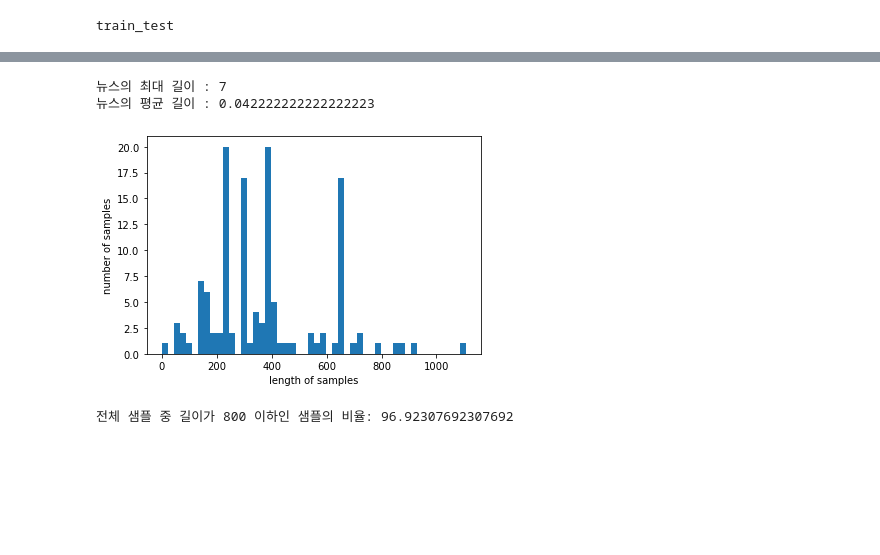
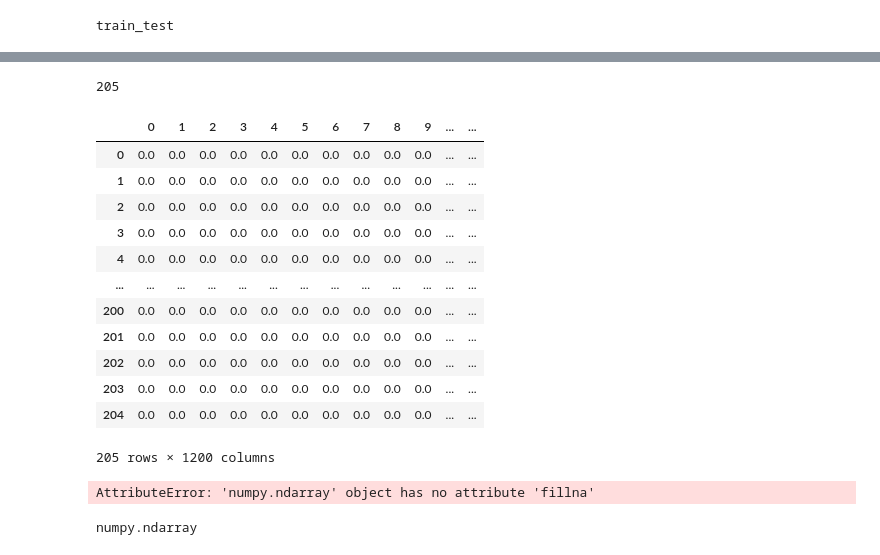
Before and after one commit to octomun/NewsAnalytics, a Jupyter notebook: project/news_an.ipynb, the cells around one changed output, grey strips where cells are left out. Drawn from its saved outputs; the diff is of its cells as text; code cells hidden in the pictures; blank space fills up the shorter version.

```diff
--- a/project/news_an.ipynb
+++ b/project/news_an.ipynb
@@ -191,3 +209,5 @@ all_data
+# %%
+all_data = pd.read_csv('all_data_tokken.csv')
 # %%
 from tensorflow.keras.preprocessing.text import Tokenizer
 tokenizer = Tokenizer()
@@ -242,3 +262,18 @@ text_size(2)
+# %%
+from sklearn.cluster import KMeans
+clustering = tokenizer.texts_to_sequences(all_data['content'])
+clustering = pad_sequences(clustering, maxlen = 500)
+# 군집화 할 그룹의 갯수 정의
+n_clusters = 4
+
+kmeans = KMeans(n_clusters=n_clusters).fit(clustering)
+
+# trained labels and cluster centers
+labels = kmeans.labels_
+centers = kmeans.cluster_centers_
+
+# labels에 merge
+all_data['labels'] = labels
 # %%
 def train_test(data):
     train, test = train_test_split(data, test_size= 0.2, random_state=1234)
@@ -281,0 +338,3 @@ print(len(y_train))
+# %%
+max_len = 1200
+below_threshold_len(max_len, X_train)
@@ -317,26 +406,0 @@ Name: count, Length: 163, dtype: object
-# %%
-# ## 패딩
-
-def below_threshold_len(max_len, nested_list):
-  cnt = 0
-  for s in nested_list:
-    if(len(s) <= max_len):
-        cnt = cnt + 1
-  print('전체 샘플 중 길이가 %s 이하인 샘플의 비율: %s'%(max_len, (cnt / len(nested_list))*100))
-
-
-print('뉴스의 최대 길이 :',max(len(l) for l in all_data))
-print('뉴스의 평균 길이 :',sum(map(len, all_data))/len(url))
-plt.hist([len(s) for s in X_train], bins=50)
-plt.xlabel('length of samples')
-plt.ylabel('number of samples')
-plt.show()
-# %% [output]
-뉴스의 최대 길이 : 7
-뉴스의 평균 길이 : 0.042222222222222223
-[figure, removed]
-# %%
-max_len = 800
-below_threshold_len(max_len, X_train)
-# %% [output]
-전체 샘플 중 길이가 800 이하인 샘플의 비율: 96.92307692307692
@@ -370 +407,29 @@ y_test = np.array(y_test).reshape(y_test.shape[0], y_test.shape[1], 1)
+# %%
+threeD_X_train2.shape[0]
+# %% [output]
+205
+# %%
+X_train2
+# %% [output]
+|  | 0 | 1 | 2 | 3 | 4 | 5 | 6 | 7 | 8 | 9 | ... | ... |
+| 0 | 0.0 | 0.0 | 0.0 | 0.0 | 0.0 | 0.0 | 0.0 | 0.0 | 0.0 | 0.0 | ... | ... |
+| 1 | 0.0 | 0.0 | 0.0 | 0.0 | 0.0 | 0.0 | 0.0 | 0.0 | 0.0 | 0.0 | ... | ... |
+| 2 | 0.0 | 0.0 | 0.0 | 0.0 | 0.0 | 0.0 | 0.0 | 0.0 | 0.0 | 0.0 | ... | ... |
+| 3 | 0.0 | 0.0 | 0.0 | 0.0 | 0.0 | 0.0 | 0.0 | 0.0 | 0.0 | 0.0 | ... | ... |
+| 4 | 0.0 | 0.0 | 0.0 | 0.0 | 0.0 | 0.0 | 0.0 | 0.0 | 0.0 | 0.0 | ... | ... |
+| ... | ... | ... | ... | ... | ... | ... | ... | ... | ... | ... | ... | ... |
+| 200 | 0.0 | 0.0 | 0.0 | 0.0 | 0.0 | 0.0 | 0.0 | 0.0 | 0.0 | 0.0 | ... | ... |
+| 201 | 0.0 | 0.0 | 0.0 | 0.0 | 0.0 | 0.0 | 0.0 | 0.0 | 0.0 | 0.0 | ... | ... |
+| 202 | 0.0 | 0.0 | 0.0 | 0.0 | 0.0 | 0.0 | 0.0 | 0.0 | 0.0 | 0.0 | ... | ... |
+| 203 | 0.0 | 0.0 | 0.0 | 0.0 | 0.0 | 0.0 | 0.0 | 0.0 | 0.0 | 0.0 | ... | ... |
+| 204 | 0.0 | 0.0 | 0.0 | 0.0 | 0.0 | 0.0 | 0.0 | 0.0 | 0.0 | 0.0 | ... | ... |
+205 rows × 1200 columns
+# %%
+threeD_X_train2.fillna(value='', inplace=True)
+# %% [output]
+AttributeError: 'numpy.ndarray' object has no attribute 'fillna'
+# %%
+type(threeD_X_train2[4][2])
+# %% [output]
+numpy.ndarray
 # %%
```
Also changed, not shown: parts of 37 cells of this notebook.
